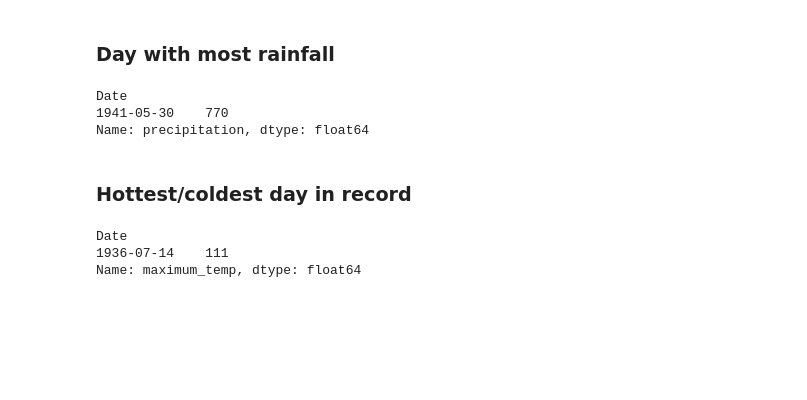
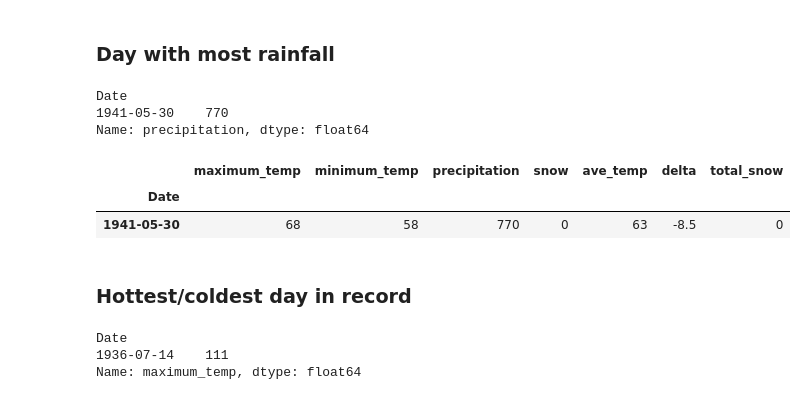
Before and after one commit to joshuamjaxon/CS420, a Jupyter notebook: Weather.ipynb, the cells around one changed output. Cells and saved outputs as stored; diff of their text form; code cells hidden in the pictures; blank space fills up the shorter version.

```diff
--- a/Weather.ipynb
+++ b/Weather.ipynb
@@ -312,6 +339,12 @@ s.precipitation.order(ascending=False).head(1)
 Date
 1941-05-30    770
 Name: precipitation, dtype: float64
+# %%
+s[s.precipitation == s.precipitation.max()]
+# %% [output]
+|  | maximum_temp | minimum_temp | precipitation | snow | ave_temp | delta | total_snow |
+| Date |  |  |  |  |  |  |  |
+| 1941-05-30 | 68 | 58 | 770 | 0 | 63 | -8.5 | 0 |
 # %% [markdown]
 ### Hottest/coldest day in record
 # %%
```
Also changed, not shown: parts of 10 cells of this notebook.
